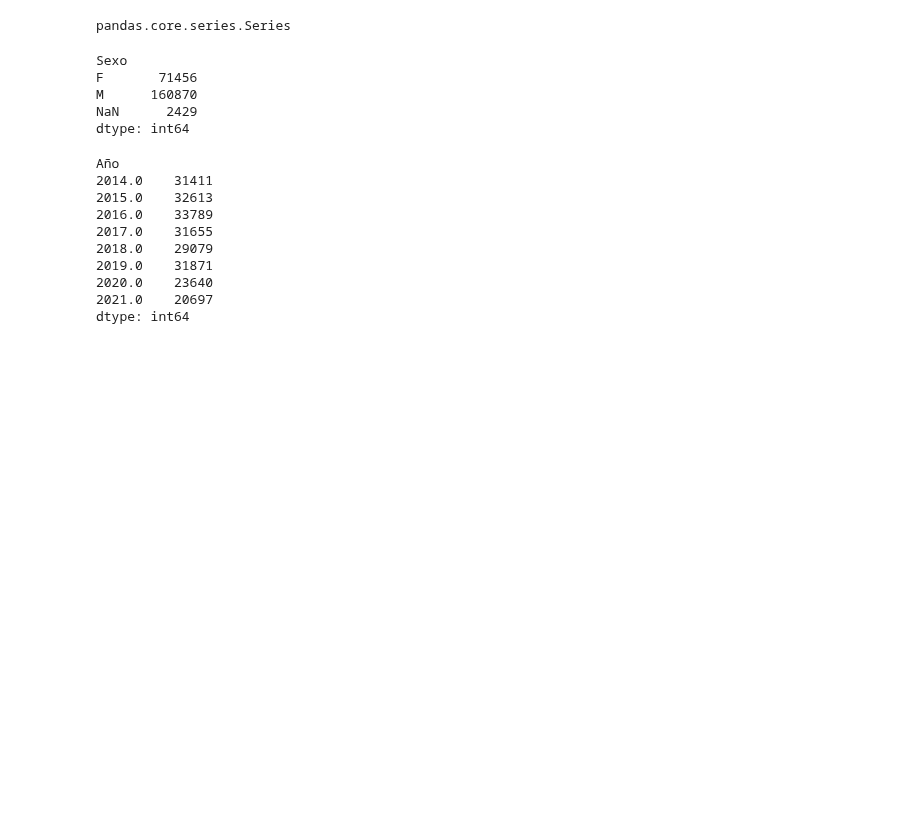
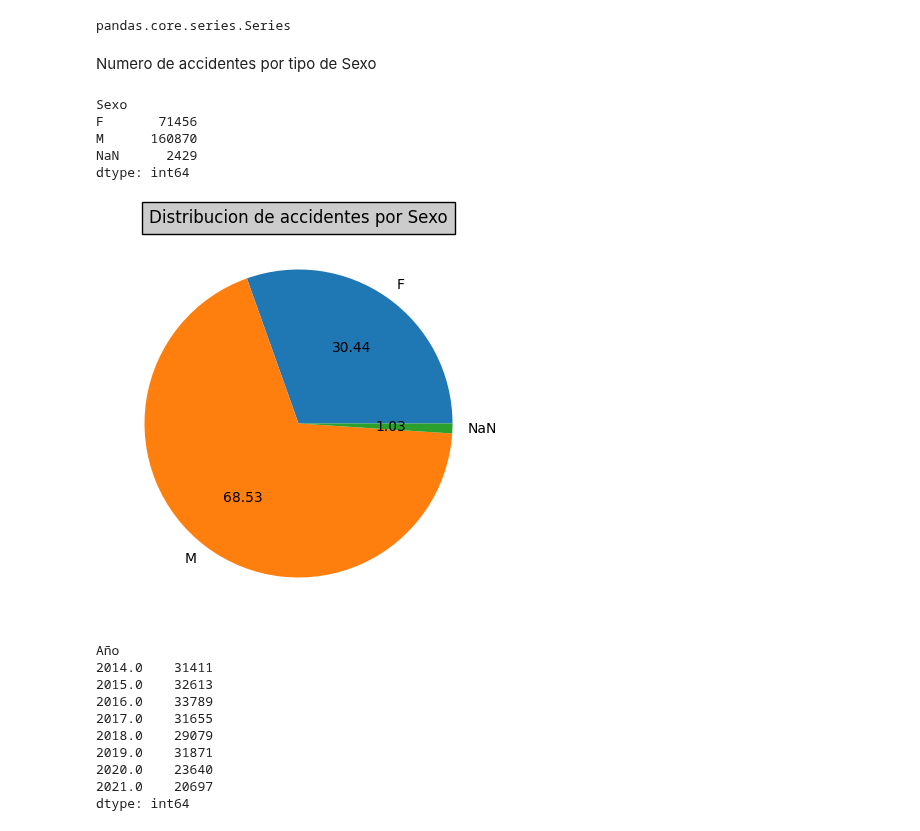
Before and after one commit to mteoraso/ML_Practice, a Jupyter notebook: EDA_accidentes_viales_medellin.ipynb, the cells around one changed output. Cells and saved outputs as stored; diff of their text form; code cells hidden in the pictures; blank space fills up the shorter version.

```diff
--- a/EDA_accidentes_viales_medellin.ipynb
+++ b/EDA_accidentes_viales_medellin.ipynb
@@ -69,6 +110,8 @@ dtype: int64
 type(accidentes_comuna)
 # %% [output]
 pandas.core.series.Series
+# %% [markdown]
+Numero de accidentes por tipo de Sexo
 # %%
 accidentes_sexo = df.groupby("Sexo").size()
 accidentes_sexo
@@ -78,6 +121,14 @@ F       71456
 M      160870
 NaN      2429
 dtype: int64
+# %%
+accidentes_sexo_plot = accidentes_sexo.plot.pie(
+    figsize=(5, 5),
+    autopct="%.2f")
+plt.title("Distribucion de accidentes por Sexo", bbox={'facecolor':'0.8', 'pad':5})
+plt.show()
+# %% [output]
+[figure, added]
 # %%
 accidentes_año = df.groupby("Año").size()
 accidentes_año
```
Also changed, not shown: parts of 28 cells of this notebook.
